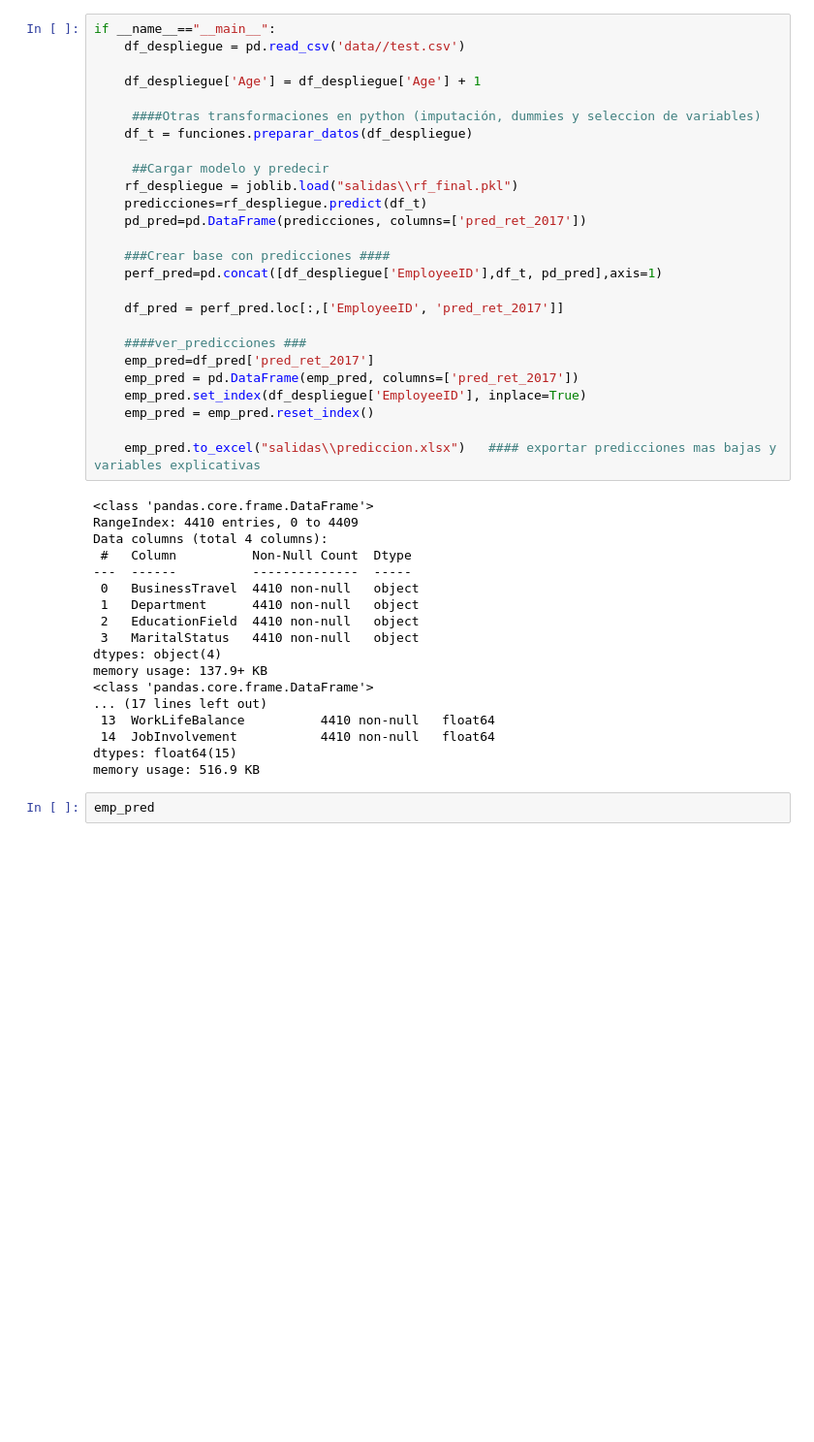
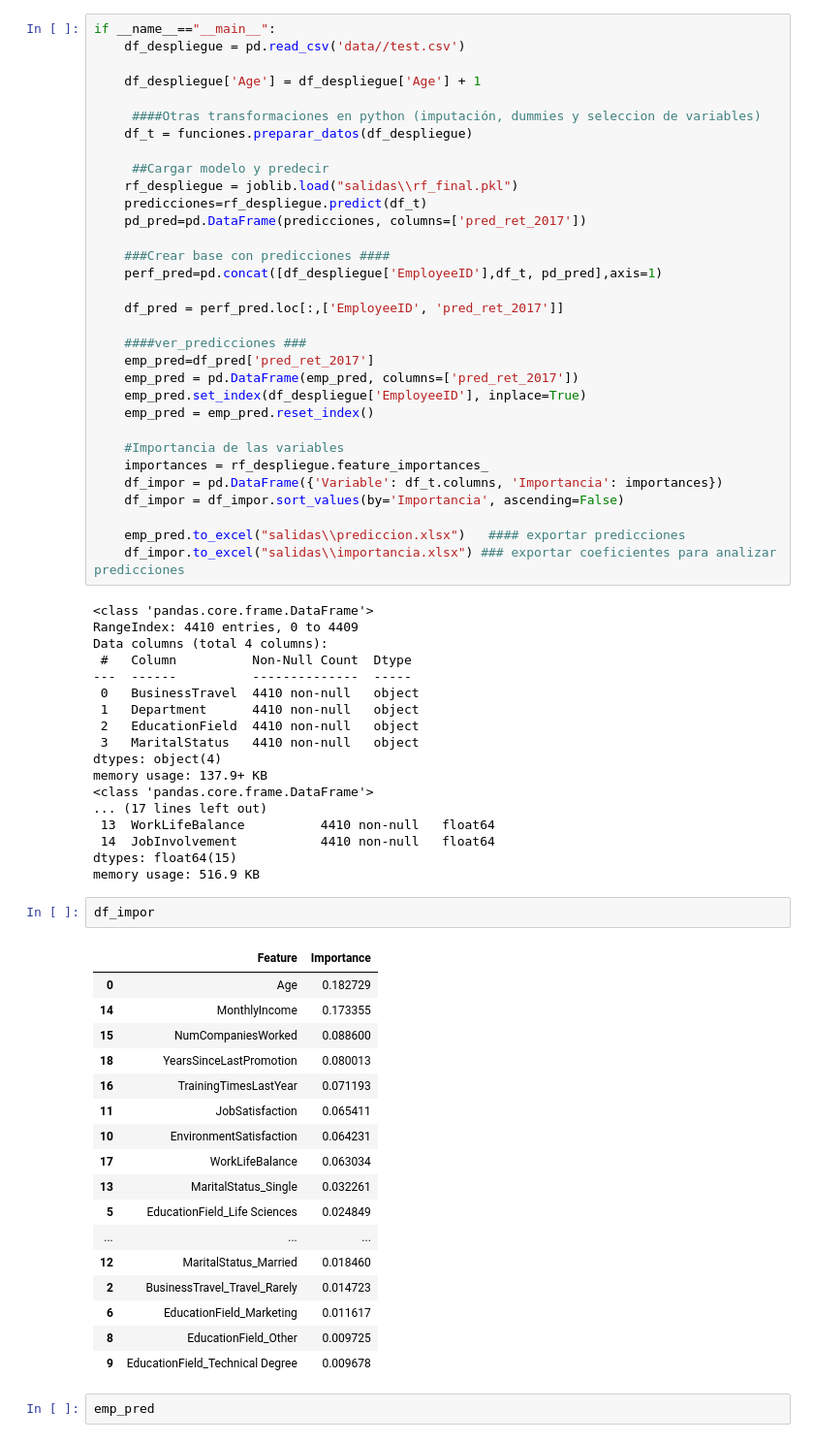
Before and after one commit to SantiRestrepoOlarte/ML_HumanResources, a Jupyter notebook: e_despliegue.ipynb, the cells around one changed output. Shown at 97% size. Cells and saved outputs as stored; diff of their text form; blank space fills up the shorter version.

Commit message:
Exportar importancia de variables

```diff
--- a/e_despliegue.ipynb
+++ b/e_despliegue.ipynb
@@ -33,7 +33,13 @@ if __name__=="__main__":
     emp_pred.set_index(df_despliegue['EmployeeID'], inplace=True)
     emp_pred = emp_pred.reset_index()
 
-    emp_pred.to_excel("salidas\\prediccion.xlsx")   #### exportar predicciones mas bajas y variables explicativas
+    #Importancia de las variables
+    importances = rf_despliegue.feature_importances_
+    df_impor = pd.DataFrame({'Variable': df_t.columns, 'Importancia': importances})
+    df_impor = df_impor.sort_values(by='Importancia', ascending=False)
+
+    emp_pred.to_excel("salidas\\prediccion.xlsx")   #### exportar predicciones
+    df_impor.to_excel("salidas\\importancia.xlsx") ### exportar coeficientes para analizar predicciones
 # %% [output]
 <class 'pandas.core.frame.DataFrame'>
 RangeIndex: 4410 entries, 0 to 4409
@@ -52,6 +58,26 @@ memory usage: 137.9+ KB
  14  JobInvolvement           4410 non-null   float64
 dtypes: float64(15)
 memory usage: 516.9 KB
+# %%
+df_impor
+# %% [output]
+|  | Feature | Importance |
+| 0 | Age | 0.182729 |
+| 14 | MonthlyIncome | 0.173355 |
+| 15 | NumCompaniesWorked | 0.088600 |
+| 18 | YearsSinceLastPromotion | 0.080013 |
+| 16 | TrainingTimesLastYear | 0.071193 |
+| 11 | JobSatisfaction | 0.065411 |
+| 10 | EnvironmentSatisfaction | 0.064231 |
+| 17 | WorkLifeBalance | 0.063034 |
+| 13 | MaritalStatus_Single | 0.032261 |
+| 5 | EducationField_Life Sciences | 0.024849 |
+| ... | ... | ... |
+| 12 | MaritalStatus_Married | 0.018460 |
+| 2 | BusinessTravel_Travel_Rarely | 0.014723 |
+| 6 | EducationField_Marketing | 0.011617 |
+| 8 | EducationField_Other | 0.009725 |
+| 9 | EducationField_Technical Degree | 0.009678 |
 # %%
 emp_pred
 # %% [output]
```
Also changed, not shown: 2 other files.
